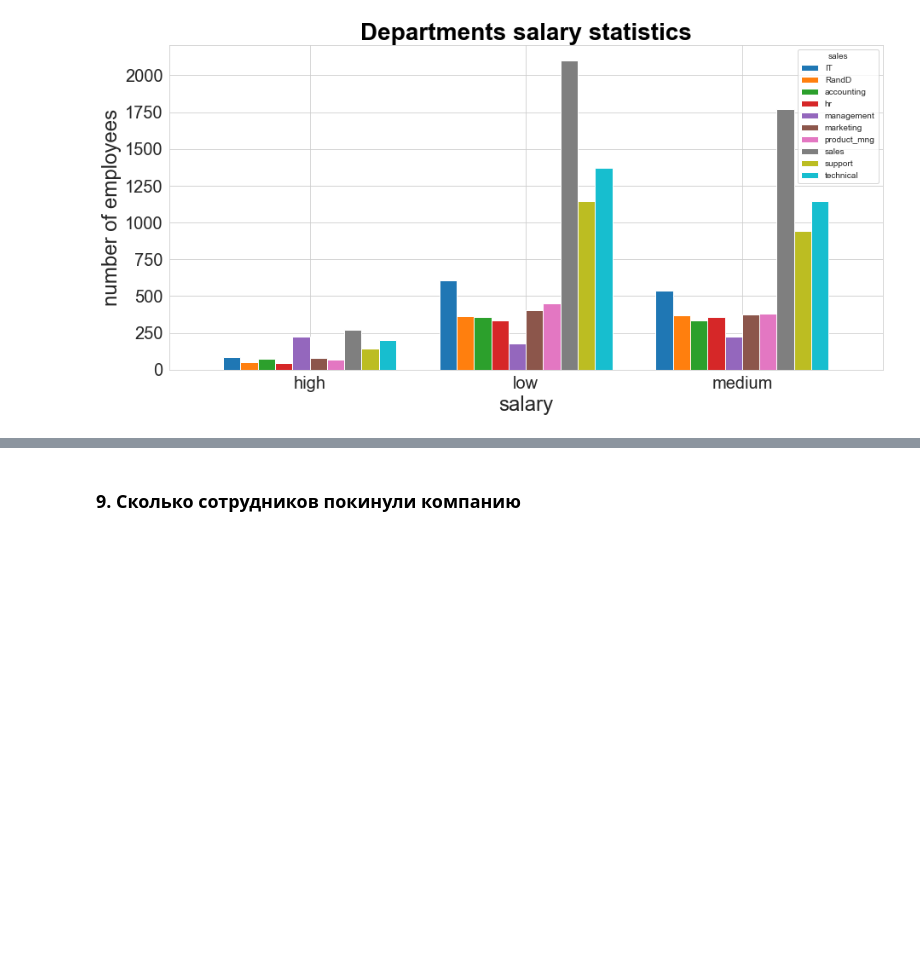
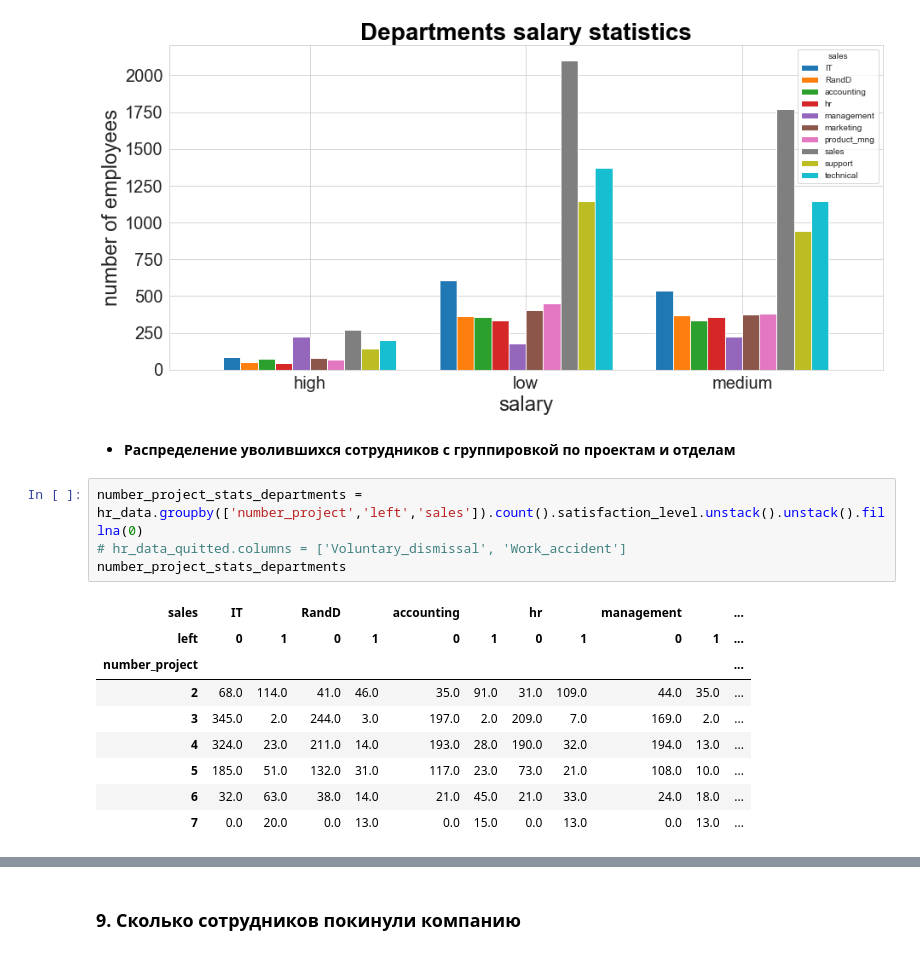
Before and after one commit to VikhlyantsevA/PyDA-8a, a Jupyter notebook: diploma/diploma_work.ipynb, the cells around one changed output, grey strips where cells are left out. Saved outputs shown, nothing was run; the diff lists cells and outputs as text; blank space fills up the shorter version.

```diff
--- a/diploma/diploma_work.ipynb
+++ b/diploma/diploma_work.ipynb
@@ -349,3 +377,19 @@ plt.title('Departments salary statistics', **title_font)
 # %% [output]
 Text(0.5, 1.0, 'Departments salary statistics')
 [figure]
+# %% [markdown]
+- **Распределение уволившихся сотрудников с группировкой по проектам и отделам**
+# %%
+number_project_stats_departments = hr_data.groupby(['number_project','left','sales']).count().satisfaction_level.unstack().unstack().fillna(0)
+# hr_data_quitted.columns = ['Voluntary_dismissal', 'Work_accident']
+number_project_stats_departments
+# %% [output]
+| sales | IT |  | RandD |  | accounting |  | hr |  | management |  | ... |
+| left | 0 | 1 | 0 | 1 | 0 | 1 | 0 | 1 | 0 | 1 | ... |
+| number_project |  |  |  |  |  |  |  |  |  |  | ... |
+| 2 | 68.0 | 114.0 | 41.0 | 46.0 | 35.0 | 91.0 | 31.0 | 109.0 | 44.0 | 35.0 | ... |
+| 3 | 345.0 | 2.0 | 244.0 | 3.0 | 197.0 | 2.0 | 209.0 | 7.0 | 169.0 | 2.0 | ... |
+| 4 | 324.0 | 23.0 | 211.0 | 14.0 | 193.0 | 28.0 | 190.0 | 32.0 | 194.0 | 13.0 | ... |
+| 5 | 185.0 | 51.0 | 132.0 | 31.0 | 117.0 | 23.0 | 73.0 | 21.0 | 108.0 | 10.0 | ... |
+| 6 | 32.0 | 63.0 | 38.0 | 14.0 | 21.0 | 45.0 | 21.0 | 33.0 | 24.0 | 18.0 | ... |
+| 7 | 0.0 | 20.0 | 0.0 | 13.0 | 0.0 | 15.0 | 0.0 | 13.0 | 0.0 | 13.0 | ... |
```
Also changed, not shown: parts of 12 cells of this notebook.
